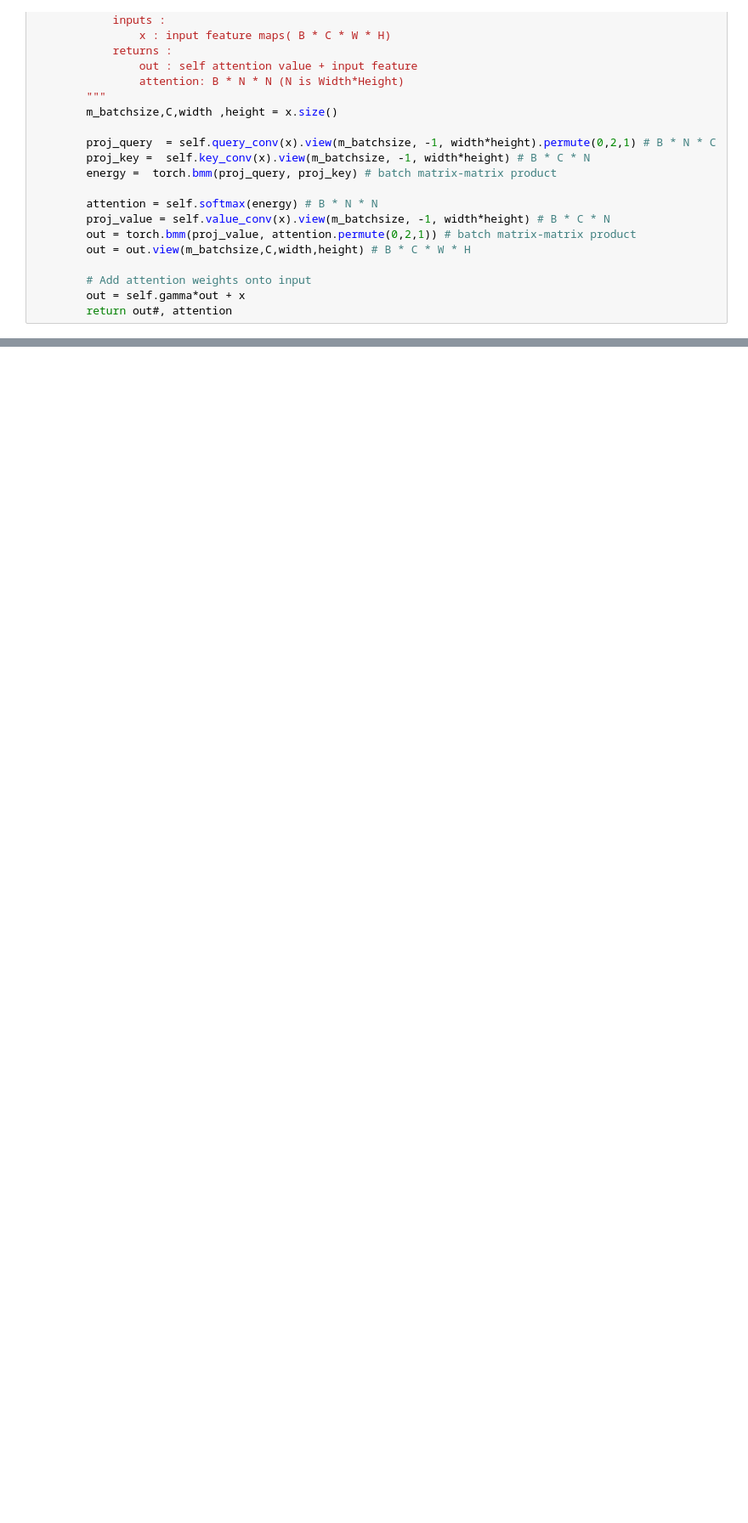
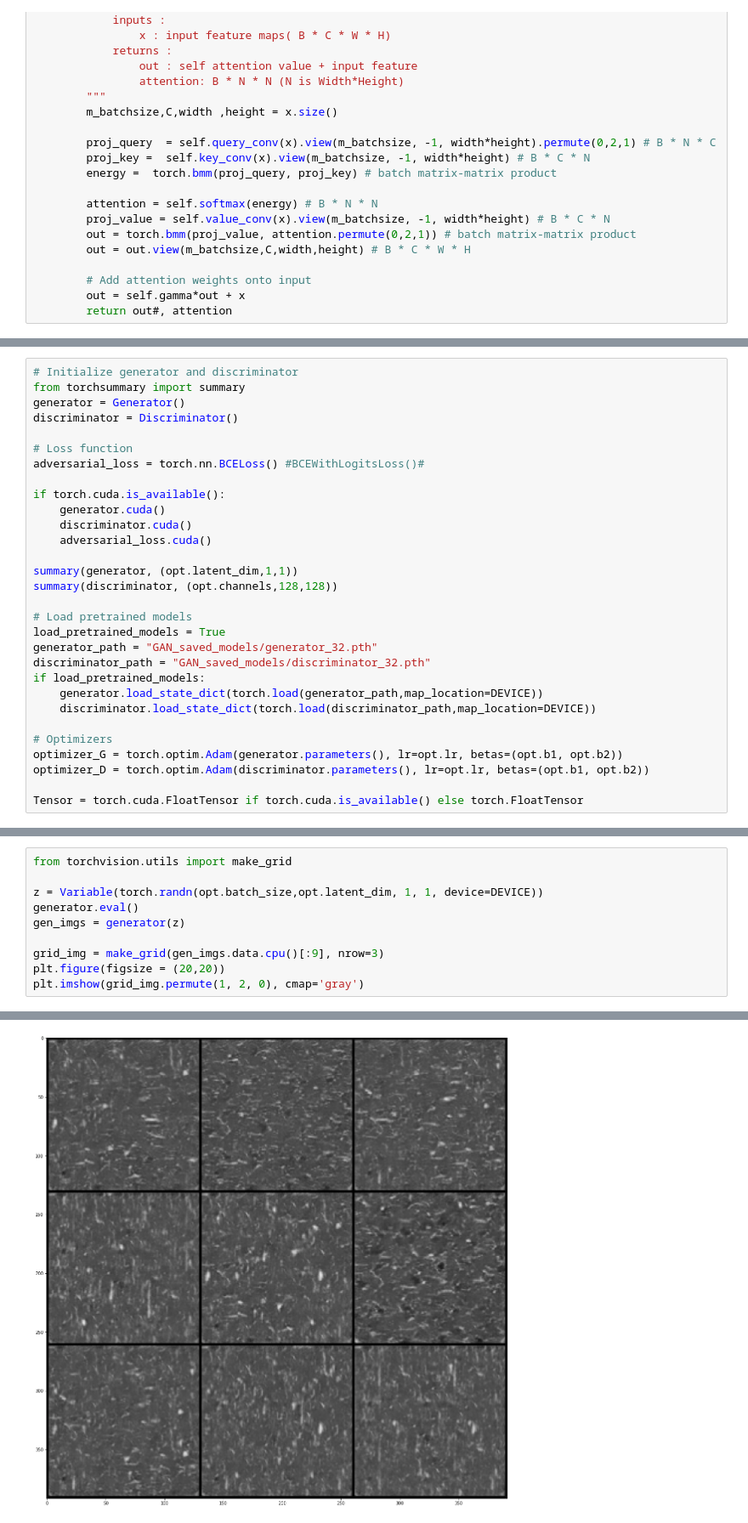
Before and after one commit to Xiu-Anne/HR_Synthetic_Image_Generation, a Jupyter notebook: GAN_Pytorch.ipynb, the cells around one changed output, grey strips where cells are left out. Shown at 85% size. Drawn from its saved outputs; the diff is of its cells as text; blank space fills up the shorter version.

```diff
--- a/GAN_Pytorch.ipynb
+++ b/GAN_Pytorch.ipynb
@@ -338,0 +215,30 @@ class Self_Attn(nn.Module):
+# %%
+# Initialize generator and discriminator
+from torchsummary import summary
+generator = Generator()
+discriminator = Discriminator()
+
+# Loss function
+adversarial_loss = torch.nn.BCELoss() #BCEWithLogitsLoss()#
+
+if torch.cuda.is_available():
+    generator.cuda()
+    discriminator.cuda()
+    adversarial_loss.cuda()
+
+summary(generator, (opt.latent_dim,1,1))
+summary(discriminator, (opt.channels,128,128))
+
+# Load pretrained models
+load_pretrained_models = True
+generator_path = "GAN_saved_models/generator_32.pth"
+discriminator_path = "GAN_saved_models/discriminator_32.pth"
+if load_pretrained_models:
+    generator.load_state_dict(torch.load(generator_path,map_location=DEVICE))
+    discriminator.load_state_dict(torch.load(discriminator_path,map_location=DEVICE))
+
+# Optimizers
+optimizer_G = torch.optim.Adam(generator.parameters(), lr=opt.lr, betas=(opt.b1, opt.b2))
+optimizer_D = torch.optim.Adam(discriminator.parameters(), lr=opt.lr, betas=(opt.b1, opt.b2))
+
+Tensor = torch.cuda.FloatTensor if torch.cuda.is_available() else torch.FloatTensor
@@ -338,0 +338,11 @@ class Self_Attn(nn.Module):
+# %%
+from torchvision.utils import make_grid
+
+z = Variable(torch.randn(opt.batch_size,opt.latent_dim, 1, 1, device=DEVICE))
+generator.eval()
+gen_imgs = generator(z)
+
+grid_img = make_grid(gen_imgs.data.cpu()[:9], nrow=3)
+plt.figure(figsize = (20,20))
+plt.imshow(grid_img.permute(1, 2, 0), cmap='gray')
+# %% [output]
@@ -338,0 +350 @@ class Self_Attn(nn.Module):
+[figure, added]
```
Also changed, not shown: parts of 15 cells of this notebook.
